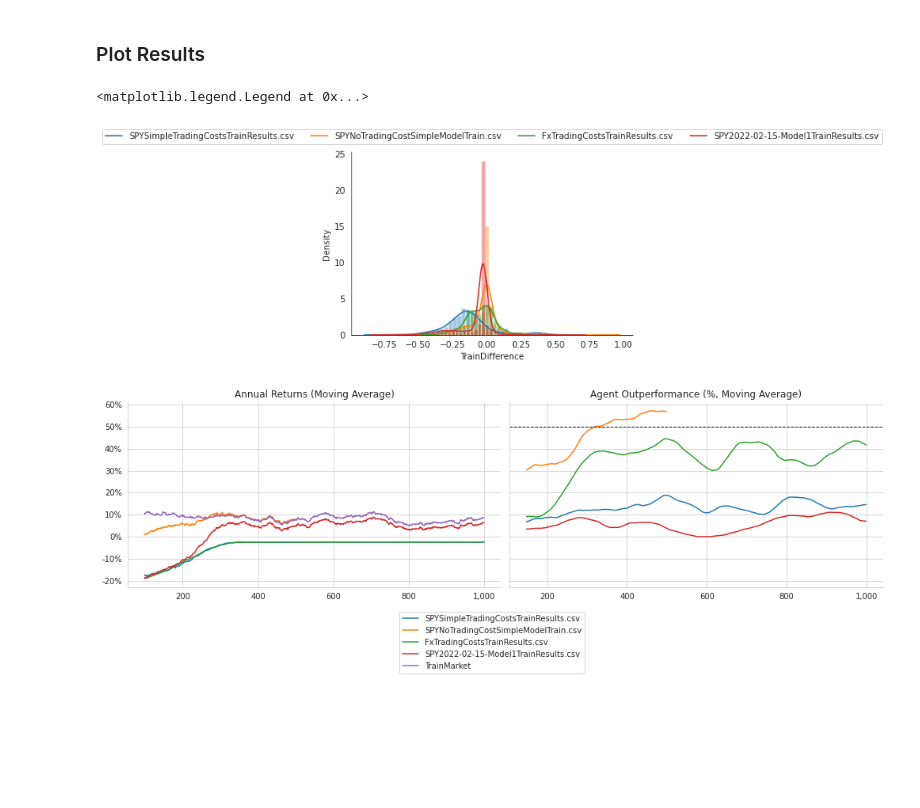
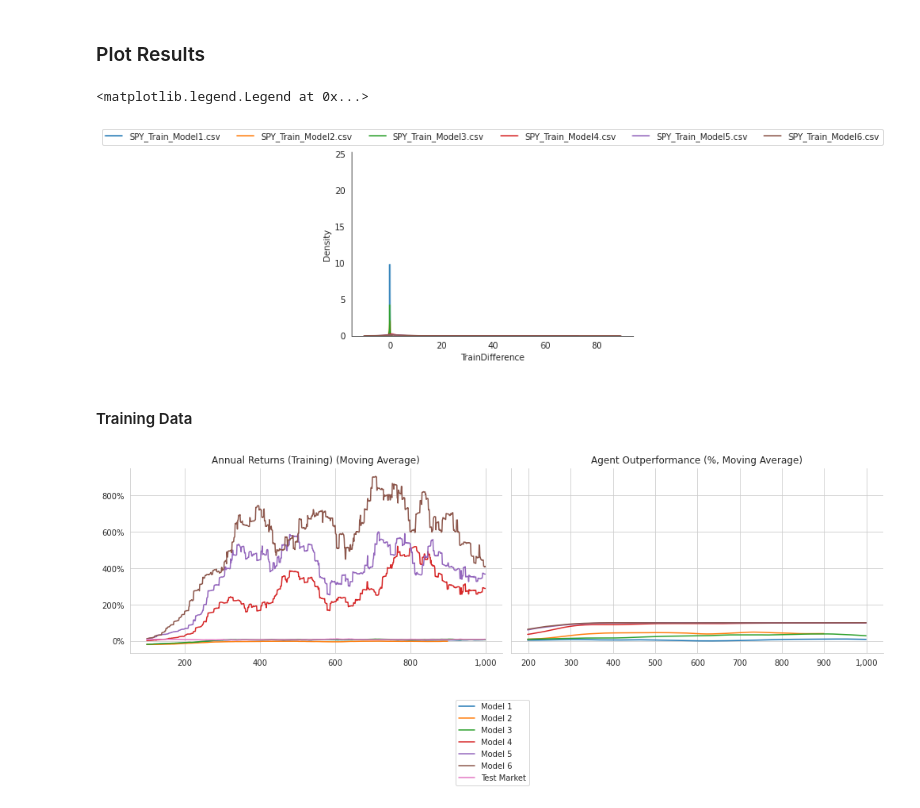
Before and after one commit to Switzerland-MQP-2022/DDQN-Model-Complexity-Analysis, a Jupyter notebook: Model/visualization.ipynb, the cells around one changed output. Saved outputs shown, nothing was run; the diff lists cells and outputs as text; code cells hidden in the pictures; blank space fills up the shorter version.

Commit message:
separate visualization for Equity Indices, ForEx, Action Freq.

```diff
--- a/Model/visualization.ipynb
+++ b/Model/visualization.ipynb
@@ -36,15 +38,33 @@ def format_time(t):
 # %% [markdown]
 ### Get Results
 # %%
-# Compile results into a list
-file_list = ['results/trading_bot/SPYSimpleTradingCostsTrainResults.csv',
-             'results/trading_bot/SPYNoTradingCostSimpleModelTrain.csv',
-             'results/trading_bot/FxTradingCostsTrainResults.csv',
-             'results/trading_bot/SPY2022-02-15-Model1TrainResults.csv']
+# Compile results
+
+file_list = [
+             'results/trading_bot/SPY_Train_Model1.csv',
+             'results/trading_bot/SPY_Train_Model2.csv',
+             'results/trading_bot/SPY_Train_Model3.csv',
+             'results/trading_bot/SPY_Train_Model4.csv',
+             'results/trading_bot/SPY_Train_Model5.csv',
+             'results/trading_bot/SPY_Train_Model6.csv'
+            ]
+
+test_file_list = [
+                  'results/trading_bot/SimpleNoCost_Test.csv',
+                  'results/trading_bot/SPY_Test_Model2.csv',
+                  'results/trading_bot/SPY_Test_Model3.csv',
+                  'results/trading_bot/SPY_Test_Model4.csv',
+                  'results/trading_bot/SPY_Test_Model5.csv',
+                  'results/trading_bot/SPY_Test_Model6.csv'
+                 ]
 
 results_list = [pd.read_csv(file) for file in file_list]
+test_results_list = [pd.read_csv(file) for file in test_file_list]
 
 local_files = [file.split('/')[-1] for file in file_list]
+test_local_files = [file.split('/')[-1] for file in test_file_list]
+
+labels = ['Model 1', 'Model 2', 'Model 3', 'Model 4', 'Model 5', 'Model 6', 'Test Market']
 # %% [markdown]
 ### Plot Results
 # %%
@@ -58,7 +78,9 @@ with sns.axes_style('white'):
 plt.legend(local_files, loc="upper center", bbox_to_anchor=(0.5, 1.15), ncol=len(file_list))
 # %% [output]
 <matplotlib.legend.Legend at 0x...>
-[figure, old version]
+[figure, new version]
+# %% [markdown]
+#### Training Data
 # %%
 fig, axes = plt.subplots(ncols=2, figsize=(14, 4), sharey=True)
 
@@ -72,39 +94,36 @@ for r in range(0, len(results_list)):
     df = (data
           .sub(1)
           .rolling(100)
           .mean())
-
     df.plot(ax=axes[0],
-            title='Annual Returns (Moving Average)',
+            title='Annual Returns (Training) (Moving Average)',
             legend='')
 
 #plt.legend(local_files)
 
 for r in range(0, len(results_list)):
     results = results_list[r]
 
     df2 = (results['Strategy Wins (%)']
            .div(100)
-           .rolling(50)
+           .rolling(100) # Note: Rolling 100 may not be the common rolling value
            .mean())
 
     df2.plot(ax=axes[1],
              title='Agent Outperformance (%, Moving Average)')
 
-
-labels=['Model 1','Model 1 (No Trading Cost)','Model 2','Train Market']
-
-fig.legend(labels=local_files + ['TrainMarket'], bbox_to_anchor=(0.5, -0.3), loc='lower center')
+#fig.legend(labels=local_files + ['TrainMarket'], bbox_to_anchor=(0.27, -0.5), loc='lower center')
+fig.legend(labels=labels, bbox_to_anchor=(0.5, -0.5), loc='lower center')
 
 for ax in axes:
     ax.yaxis.set_major_formatter(
         FuncFormatter(lambda y, _: '{:.0%}'.format(y)))
     ax.xaxis.set_major_formatter(
         FuncFormatter(lambda x, _: '{:,.0f}'.format(x)))
-axes[1].axhline(.5, ls='--', c='k', lw=1)
+#axes[1].axhline(.5, ls='--', c='k', lw=1)
 
 sns.despine()
 fig.tight_layout()
 #fig.savefig(results_path / 'performance', dpi=300)
 # %% [output]
-[figure, old version]
+[figure, new version]
```
Also changed, not shown: parts of 19 cells of this notebook.
